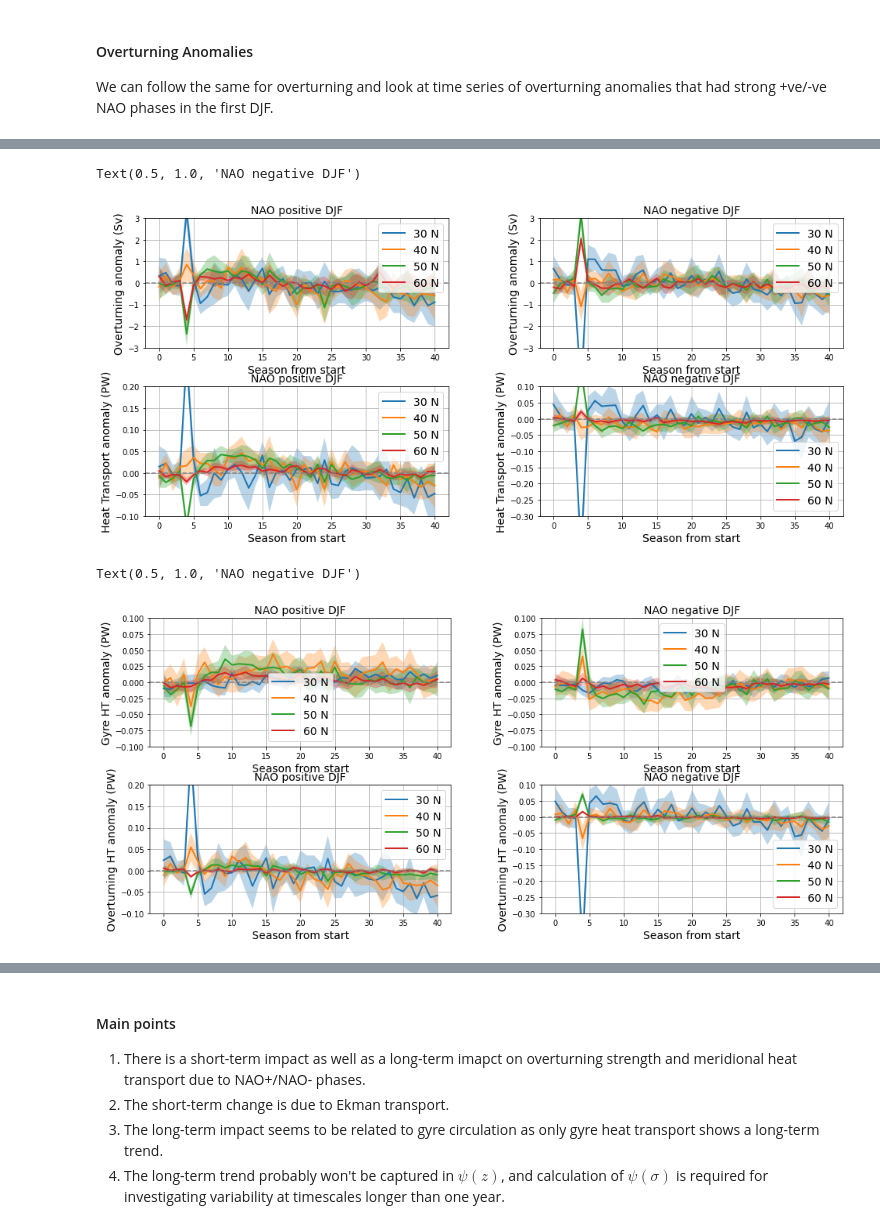
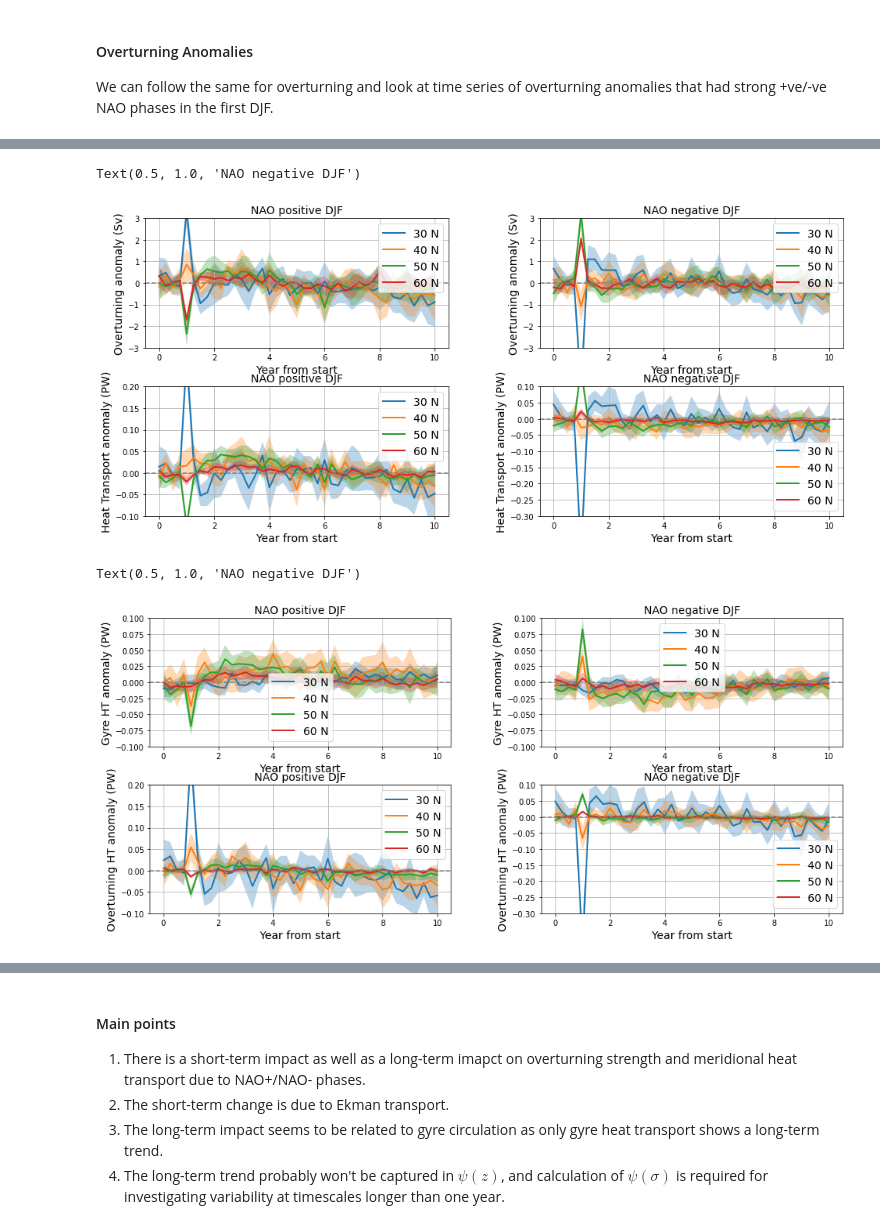
Before and after one commit to hmkhatri/AMOC_Variability_DePreSys_MET, a Jupyter notebook: Notebooks/Analysis/NAO_Overturning_Correlate.ipynb, the cells around one changed output, grey strips where cells are left out. Saved outputs shown, nothing was run; the diff lists cells and outputs as text; code cells hidden in the pictures.

```diff
--- a/Notebooks/Analysis/NAO_Overturning_Correlate.ipynb
+++ b/Notebooks/Analysis/NAO_Overturning_Correlate.ipynb
@@ -352,8 +352,4 @@ Wall time: 38.1 ms
 # %%
-#tim_ind =4
-
-import math
-
 tmp1 = (psi_season.where(NAO_season.isel(time=tim_ind) >= NAO_cut).mean(['start_year','r']))
 
 tmp2 = (psi_season.where(NAO_season.isel(time=tim_ind) <= -NAO_cut).mean(['start_year','r']))
@@ -370,8 +366,8 @@ for y in range(0,len(tmp1.y), 2):
     tmp1_std = ((psi_season.sel(y= tmp1['y'].values[y], method="nearest"))
                 .where(NAO_season.isel(time=tim_ind) >= NAO_cut).std(['start_year','r']))
 
-    ax.plot(tmp1.isel(y=y), lw=2., label= str(math.floor(tmp1['y'].values[y])) + ' N')
-    ax.fill_between(range(0,41), (tmp1.isel(y=y) - std_err*tmp1_std),
+    ax.plot(np.arange(0,len(NAO_season.time))/4,tmp1.isel(y=y), lw=2., label= str(math.floor(tmp1['y'].values[y])) + ' N')
+    ax.fill_between(np.arange(0,len(NAO_season.time))/4, (tmp1.isel(y=y) - std_err*tmp1_std),
                     (tmp1.isel(y=y) + std_err*tmp1_std), alpha=0.3)
 
 ax.axhline(y=0, color='grey', ls='--')
@@ -379,7 +375,7 @@ ax.legend(fontsize=14)
 ax.grid('on')
 ax.set_ylim([-3.0, 3.0])
 ax.set_ylabel('Overturning anomaly (Sv)', fontsize=14)
-ax.set_xlabel('Season from start', fontsize=14)
+ax.set_xlabel('Year from start', fontsize=14)
 ax.set_title('NAO positive DJF', fontsize=14)
 
 N = count_NAOn.sum().values # 7 days decorrelation time
@@ -391,8 +387,8 @@ for y in range(0,len(tmp1.y), 2):
     tmp2_std = ((psi_season.sel(y= tmp1['y'].values[y], method="nearest"))
                 .where(NAO_season.isel(time=tim_ind) <= -NAO_cut).std(['start_year','r']))
 
-    ax.plot(tmp2.isel(y=y), lw=2., label=str(math.floor(tmp1['y'].values[y])) + ' N')
-    ax.fill_between(range(0,41), (tmp2.isel(y=y) - std_err*tmp2_std),
+    ax.plot(np.arange(0,len(NAO_season.time))/4,tmp2.isel(y=y), lw=2., label=str(math.floor(tmp1['y'].values[y])) + ' N')
+    ax.fill_between(np.arange(0,len(NAO_season.time))/4,(tmp2.isel(y=y) - std_err*tmp2_std),
                     (tmp2.isel(y=y) + std_err*tmp2_std), alpha=0.3)
 
 ax.axhline(y=0, color='grey', ls='--')
@@ -400,7 +396,7 @@ ax.legend(fontsize=14)
 ax.grid('on')
 ax.set_ylim([-3.0, 3.0])
 ax.set_ylabel('Overturning anomaly (Sv)', fontsize=14)
-ax.set_xlabel('Season from start', fontsize=14)
+ax.set_xlabel('Year from start', fontsize=14)
 ax.set_title('NAO negative DJF', fontsize=14)
 
 # ------------------------
@@ -415,43 +411,42 @@ for y in range(0,len(tmp1.y), 2):
     tmp1_std = ((HT_season.sel(y= tmp1['y'].values[y], method="nearest"))
                 .where(NAO_season.isel(time=tim_ind) >= NAO_cut).std(['start_year','r']))
 
-    ax.plot(tmp1.isel(y=y), lw=2., label= str(math.floor(tmp1['y'].values[y])) + ' N')
-    ax.fill_between(range(0,41), (tmp1.isel(y=y) - std_err*tmp1_std),
+    ax.plot(np.arange(0,len(NAO_season.time))/4, tmp1.isel(y=y), lw=2., label= str(math.floor(tmp1['y'].values[y])) + ' N')
+    ax.fill_between(np.arange(0,len(NAO_season.time))/4, (tmp1.isel(y=y) - std_err*tmp1_std),
                     (tmp1.isel(y=y) + std_err*tmp1_std), alpha=0.3)
 
 ax.axhline(y=0, color='grey', ls='--')
 ax.legend(fontsize=14)
 ax.grid('on')
 ax.set_ylim([-0.1, 0.2])
 ax.set_ylabel('Heat Transport anomaly (PW)', fontsize=14)
-ax.set_xlabel('Season from start', fontsize=14)
+ax.set_xlabel('Year from start', fontsize=14)
 ax.set_title('NAO positive DJF', fontsize=14)
 
 N = count_NAOn.sum().values # 7 days decorrelation time
 ci = 1.96 # coefficiet for large N and 95% confidence interval
 std_err = (ci/np.sqrt(np.ceil(N)))
 
 ax = fig.add_subplot(grid1[1, 1])
 for y in range(0,len(tmp1.y), 2):
     tmp2_std = ((HT_season.sel(y= tmp1['y'].values[y], method="nearest"))
                 .where(NAO_season.isel(time=tim_ind) <= -NAO_cut).std(['start_year','r']))
 
-    ax.plot(tmp2.isel(y=y), lw=2., label=str(math.floor(tmp1['y'].values[y])) + ' N')
-    ax.fill_between(range(0,41), (tmp2.isel(y=y) - std_err*tmp2_std),
+    ax.plot(np.arange(0,len(NAO_season.time))/4, tmp2.isel(y=y), lw=2., label=str(math.floor(tmp1['y'].values[y])) + ' N')
+    ax.fill_between(np.arange(0,len(NAO_season.time))/4, (tmp2.isel(y=y) - std_err*tmp2_std),
                     (tmp2.isel(y=y) + std_err*tmp2_std), alpha=0.3)
 
 ax.axhline(y=0, color='grey', ls='--')
 ax.legend(fontsize=14)
 ax.grid('on')
 ax.set_ylim([-0.3, 0.1])
 ax.set_ylabel('Heat Transport anomaly (PW)', fontsize=14)
-ax.set_xlabel('Season from start', fontsize=14)
+ax.set_xlabel('Year from start', fontsize=14)
 ax.set_title('NAO negative DJF', fontsize=14)
 # %% [output]
 Text(0.5, 1.0, 'NAO negative DJF')
-[figure, old version]
+[figure, new version]
 # %%
-import math
 
 grid1 = plt.GridSpec(2, 2, wspace=0.3, hspace=0.3)
 fig = plt.figure(figsize=[16,7])
@@ -469,8 +464,8 @@ for y in range(0,len(tmp1.y), 2):
     tmp1_std = ((HT_gyre_season.sel(y= tmp1['y'].values[y], method="nearest"))
                 .where(NAO_season.isel(time=tim_ind) >= NAO_cut).std(['start_year','r']))
 
-    ax.plot(tmp1.isel(y=y), lw=2., label= str(math.floor(tmp1['y'].values[y])) + ' N')
-    ax.fill_between(range(0,41), (tmp1.isel(y=y) - std_err*tmp1_std),
+    ax.plot(np.arange(0,len(NAO_season.time))/4, tmp1.isel(y=y), lw=2., label= str(math.floor(tmp1['y'].values[y])) + ' N')
+    ax.fill_between(np.arange(0,len(NAO_season.time))/4,  (tmp1.isel(y=y) - std_err*tmp1_std),
                     (tmp1.isel(y=y) + std_err*tmp1_std), alpha=0.3)
 
 ax.axhline(y=0, color='grey', ls='--')
@@ -478,7 +473,7 @@ ax.legend(fontsize=14)
 ax.grid('on')
 ax.set_ylim([-0.1, 0.1])
 ax.set_ylabel('Gyre HT anomaly (PW)', fontsize=14)
-ax.set_xlabel('Season from start', fontsize=14)
+ax.set_xlabel('Year from start', fontsize=14)
 ax.set_title('NAO positive DJF', fontsize=14)
 
 N = count_NAOn.sum().values # 7 days decorrelation time
@@ -490,8 +485,8 @@ for y in range(0,len(tmp1.y), 2):
     tmp2_std = ((HT_gyre_season.sel(y= tmp1['y'].values[y], method="nearest"))
                 .where(NAO_season.isel(time=tim_ind) <= -NAO_cut).std(['start_year','r']))
 
-    ax.plot(tmp2.isel(y=y), lw=2., label=str(math.floor(tmp1['y'].values[y])) + ' N')
-    ax.fill_between(range(0,41), (tmp2.isel(y=y) - std_err*tmp2_std),
+    ax.plot(np.arange(0,len(NAO_season.time))/4, tmp2.isel(y=y), lw=2., label=str(math.floor(tmp1['y'].values[y])) + ' N')
+    ax.fill_between(np.arange(0,len(NAO_season.time))/4, (tmp2.isel(y=y) - std_err*tmp2_std),
                     (tmp2.isel(y=y) + std_err*tmp2_std), alpha=0.3)
 
 ax.axhline(y=0, color='grey', ls='--')
@@ -499,7 +494,7 @@ ax.legend(fontsize=14)
 ax.grid('on')
 ax.set_ylim([-0.1, 0.1])
 ax.set_ylabel('Gyre HT anomaly (PW)', fontsize=14)
-ax.set_xlabel('Season from start', fontsize=14)
+ax.set_xlabel('Year from start', fontsize=14)
 ax.set_title('NAO negative DJF', fontsize=14)
 
 # ------------------------
@@ -514,8 +509,8 @@ for y in range(0,len(tmp1.y), 2):
     tmp1_std = ((HT_psi_season.sel(y= tmp1['y'].values[y], method="nearest"))
                 .where(NAO_season.isel(time=tim_ind) >= NAO_cut).std(['start_year','r']))
 
-    ax.plot(tmp1.isel(y=y), lw=2., label= str(math.floor(tmp1['y'].values[y])) + ' N')
-    ax.fill_between(range(0,41), (tmp1.isel(y=y) - std_err*tmp1_std),
+    ax.plot(np.arange(0,len(NAO_season.time))/4, tmp1.isel(y=y), lw=2., label= str(math.floor(tmp1['y'].values[y])) + ' N')
+    ax.fill_between(np.arange(0,len(NAO_season.time))/4,  (tmp1.isel(y=y) - std_err*tmp1_std),
                     (tmp1.isel(y=y) + std_err*tmp1_std), alpha=0.3)
 
 ax.axhline(y=0, color='grey', ls='--')
@@ -523,7 +518,7 @@ ax.legend(fontsize=14)
 ax.grid('on')
 ax.set_ylim([-0.1, 0.2])
 ax.set_ylabel('Overturning HT anomaly (PW)', fontsize=14)
-ax.set_xlabel('Season from start', fontsize=14)
+ax.set_xlabel('Year from start', fontsize=14)
 ax.set_title('NAO positive DJF', fontsize=14)
 
 N = count_NAOn.sum().values # 7 days decorrelation time
@@ -535,8 +530,8 @@ for y in range(0,len(tmp1.y), 2):
     tmp2_std = ((HT_psi_season.sel(y= tmp1['y'].values[y], method="nearest"))
                 .where(NAO_season.isel(time=tim_ind) <= -NAO_cut).std(['start_year','r']))
 
-    ax.plot(tmp2.isel(y=y), lw=2., label=str(math.floor(tmp1['y'].values[y])) + ' N')
-    ax.fill_between(range(0,41), (tmp2.isel(y=y) - std_err*tmp2_std),
+    ax.plot(np.arange(0,len(NAO_season.time))/4, tmp2.isel(y=y), lw=2., label=str(math.floor(tmp1['y'].values[y])) + ' N')
+    ax.fill_between(np.arange(0,len(NAO_season.time))/4,  (tmp2.isel(y=y) - std_err*tmp2_std),
                     (tmp2.isel(y=y) + std_err*tmp2_std), alpha=0.3)
 
 ax.axhline(y=0, color='grey', ls='--')
@@ -544,8 +539,8 @@ ax.legend(fontsize=14)
 ax.grid('on')
 ax.set_ylim([-0.3, 0.1])
 ax.set_ylabel('Overturning HT anomaly (PW)', fontsize=14)
-ax.set_xlabel('Season from start', fontsize=14)
+ax.set_xlabel('Year from start', fontsize=14)
 ax.set_title('NAO negative DJF', fontsize=14)
 # %% [output]
 Text(0.5, 1.0, 'NAO negative DJF')
-[figure, old version]
+[figure, new version]
```
Also changed, not shown: parts of 5 cells of this notebook, 1 other file.
